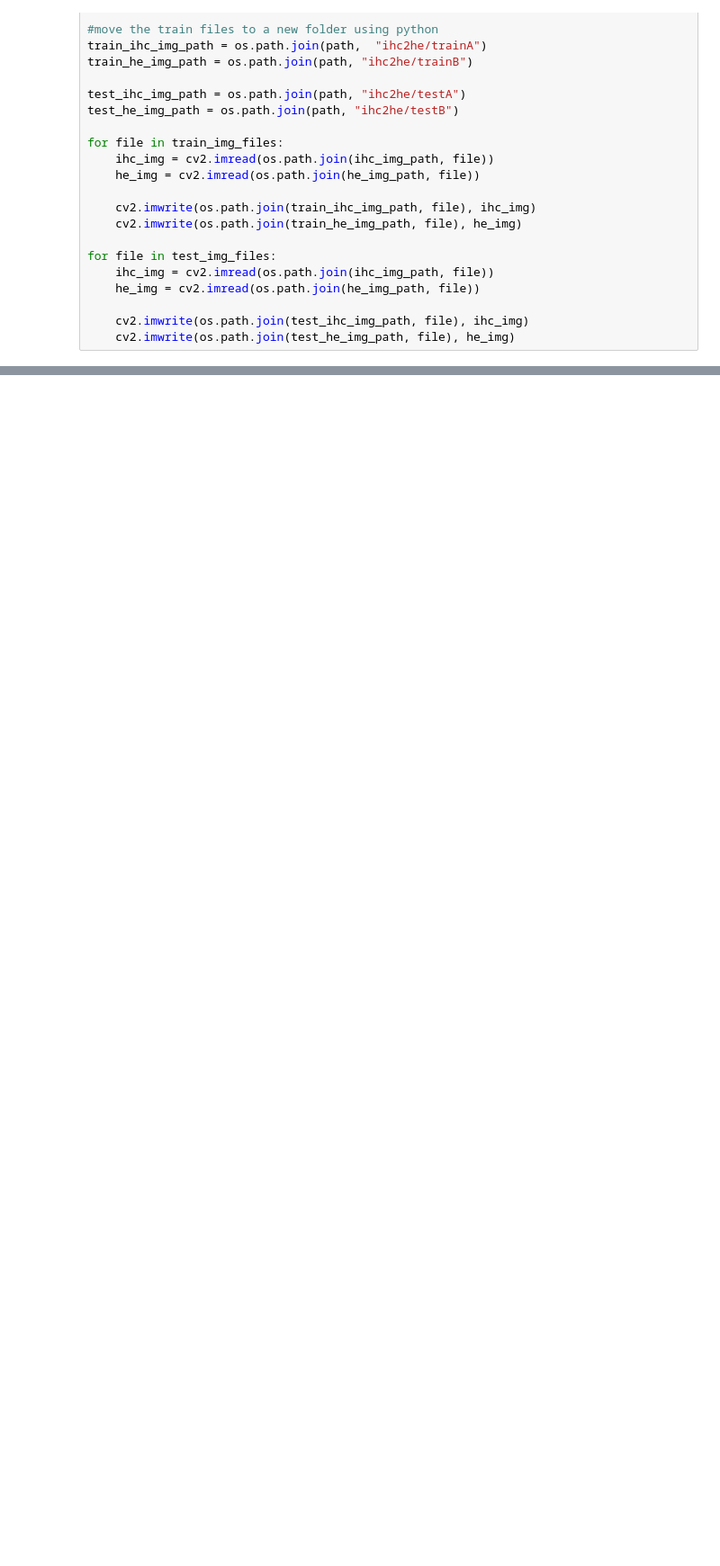
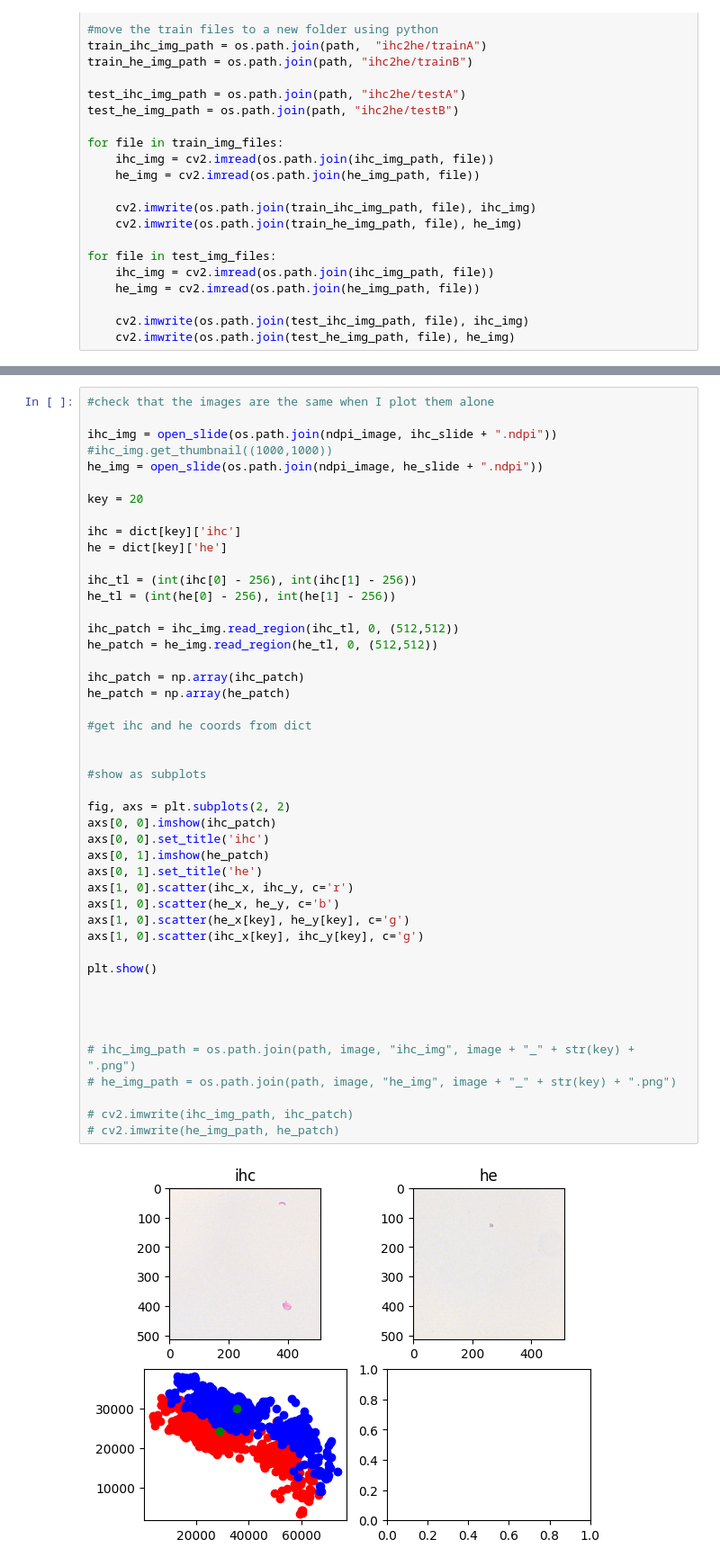
Before and after one commit to EST09/pytorch-CycleGAN-and-pix2pix, a Jupyter notebook: preprocessing/25052023_add_to_dataset.ipynb, the cells around one changed output, grey strips where cells are left out. Shown at 90% size. Cells and saved outputs as stored; diff of their text form; blank space fills up the shorter version.

```diff
--- a/preprocessing/25052023_add_to_dataset.ipynb
+++ b/preprocessing/25052023_add_to_dataset.ipynb
@@ -115,0 +171,48 @@ plt.show()
+# %%
+#check that the images are the same when I plot them alone
+
+ihc_img = open_slide(os.path.join(ndpi_image, ihc_slide + ".ndpi"))
+#ihc_img.get_thumbnail((1000,1000))
+he_img = open_slide(os.path.join(ndpi_image, he_slide + ".ndpi"))
+
+key = 20
+
+ihc = dict[key]['ihc']
+he = dict[key]['he']
+
+ihc_tl = (int(ihc[0] - 256), int(ihc[1] - 256))
+he_tl = (int(he[0] - 256), int(he[1] - 256))
+
+ihc_patch = ihc_img.read_region(ihc_tl, 0, (512,512))
+he_patch = he_img.read_region(he_tl, 0, (512,512))
+
+ihc_patch = np.array(ihc_patch)
+he_patch = np.array(he_patch)
+
+#get ihc and he coords from dict
+
+
+#show as subplots
+
+fig, axs = plt.subplots(2, 2)
+axs[0, 0].imshow(ihc_patch)
+axs[0, 0].set_title('ihc')
+axs[0, 1].imshow(he_patch)
+axs[0, 1].set_title('he')
+axs[1, 0].scatter(ihc_x, ihc_y, c='r')
+axs[1, 0].scatter(he_x, he_y, c='b')
+axs[1, 0].scatter(he_x[key], he_y[key], c='g')
+axs[1, 0].scatter(ihc_x[key], ihc_y[key], c='g')
+
+plt.show()
+
+
+
+
+# ihc_img_path = os.path.join(path, image, "ihc_img", image + "_" + str(key) + ".png")
+# he_img_path = os.path.join(path, image, "he_img", image + "_" + str(key) + ".png")
+
+# cv2.imwrite(ihc_img_path, ihc_patch)
+# cv2.imwrite(he_img_path, he_patch)
+# %% [output]
+[figure, added]
```
Also changed, not shown: parts of 6 cells of this notebook, 7 other files.
